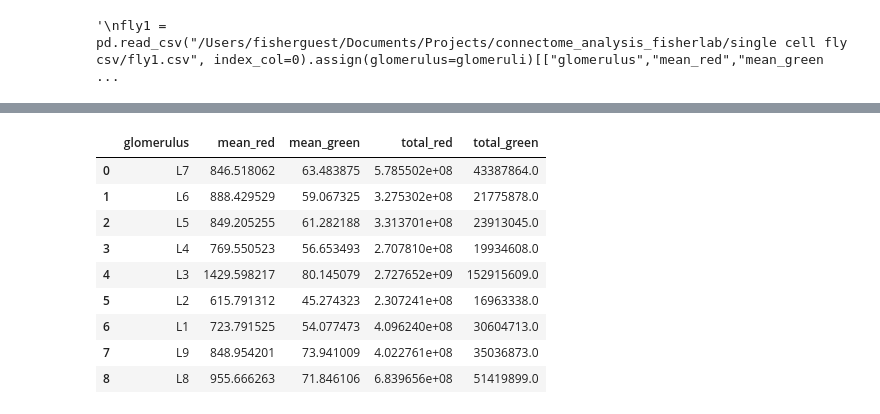
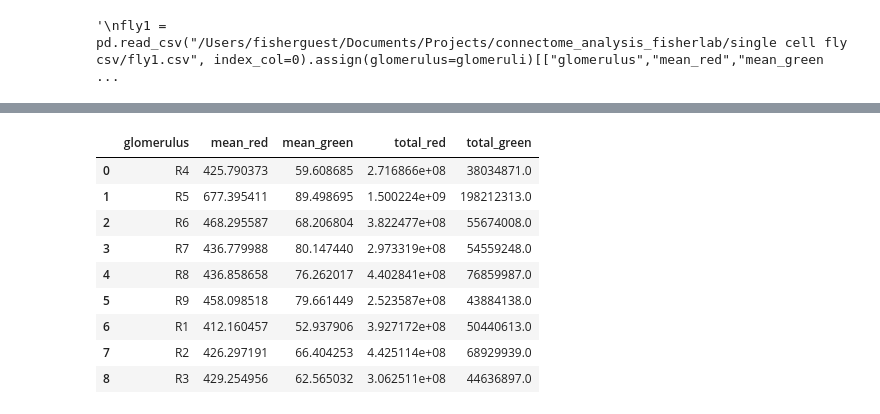
Before and after one commit to sansachenlelele/connectome_analysis_fisherlab, a Jupyter notebook: analysis_trend-25summer.ipynb, the cells around one changed output, grey strips where cells are left out. Cells and saved outputs as stored; diff of their text form; code cells hidden in the pictures.

```diff
--- a/analysis_trend-25summer.ipynb
+++ b/analysis_trend-25summer.ipynb
@@ -194,13 +183,0 @@ list(reordered_2glo_halves.keys())
-# %%
-reordered_2glo_halves['fly1_L_reordered']
-# %% [output]
-|  | glomerulus | mean_red | mean_green | total_red | total_green |
-| 0 | L7 | 846.518062 | 63.483875 | 5.785502e+08 | 43387864.0 |
-| 1 | L6 | 888.429529 | 59.067325 | 3.275302e+08 | 21775878.0 |
-| 2 | L5 | 849.205255 | 61.282188 | 3.313701e+08 | 23913045.0 |
-| 3 | L4 | 769.550523 | 56.653493 | 2.707810e+08 | 19934608.0 |
-| 4 | L3 | 1429.598217 | 80.145079 | 2.727652e+09 | 152915609.0 |
-| 5 | L2 | 615.791312 | 45.274323 | 2.307241e+08 | 16963338.0 |
-| 6 | L1 | 723.791525 | 54.077473 | 4.096240e+08 | 30604713.0 |
-| 7 | L9 | 848.954201 | 73.941009 | 4.022761e+08 | 35036873.0 |
-| 8 | L8 | 955.666263 | 71.846106 | 6.839656e+08 | 51419899.0 |
@@ -212,3 +248,16 @@ reordered_3glo_halves = {}
+# %%
+reordered_3glo_halves['fly100_R_reordered']
+# %% [output]
+|  | glomerulus | mean_red | mean_green | total_red | total_green |
+| 0 | R4 | 425.790373 | 59.608685 | 2.716866e+08 | 38034871.0 |
+| 1 | R5 | 677.395411 | 89.498695 | 1.500224e+09 | 198212313.0 |
+| 2 | R6 | 468.295587 | 68.206804 | 3.822477e+08 | 55674008.0 |
+| 3 | R7 | 436.779988 | 80.147440 | 2.973319e+08 | 54559248.0 |
+| 4 | R8 | 436.858658 | 76.262017 | 4.402841e+08 | 76859987.0 |
+| 5 | R9 | 458.098518 | 79.661449 | 2.523587e+08 | 43884138.0 |
+| 6 | R1 | 412.160457 | 52.937906 | 3.927172e+08 | 50440613.0 |
+| 7 | R2 | 426.297191 | 66.404253 | 4.425114e+08 | 68929939.0 |
+| 8 | R3 | 429.254956 | 62.565032 | 3.062511e+08 | 44636897.0 |
 # %%
 # maybe combine reordered_2glo_halves and reordered_3glo_halves into a reordered_dfs
 reordered_halves_all = {**reordered_2glo_halves, **reordered_3glo_halves}
```
Also changed, not shown: parts of 19 cells of this notebook.
